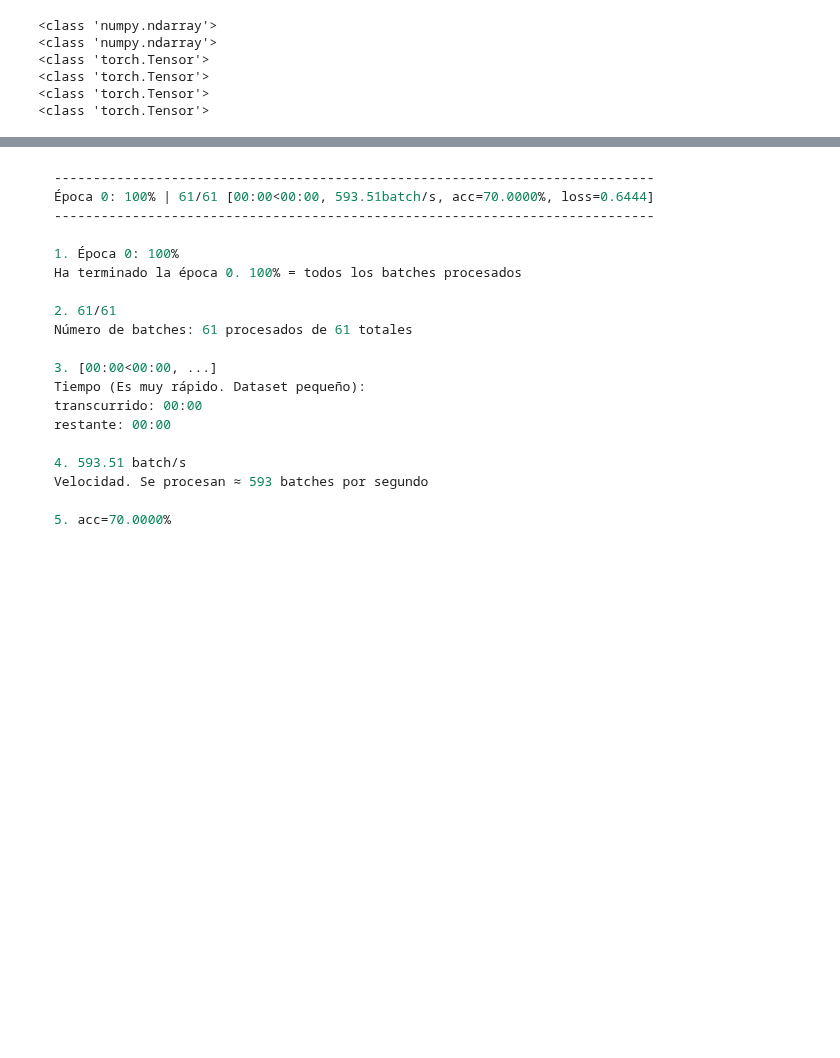
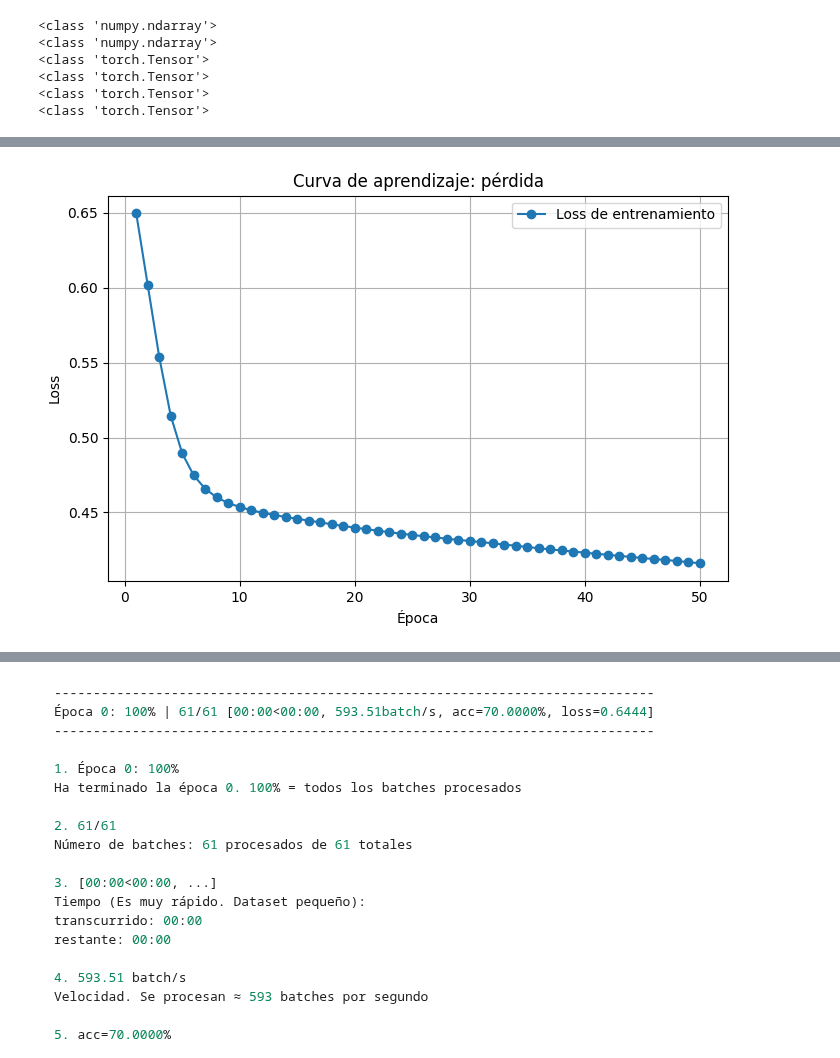
Before and after one commit to JavierPeraltaAzagra/Big-Data-e-IA, a Jupyter notebook: Sistemas de aprendizaje automático/RA5/pytorch/pytorch.ipynb, the cells around one changed output, grey strips where cells are left out. Saved outputs shown, nothing was run; the diff lists cells and outputs as text; code cells hidden in the pictures; blank space fills up the shorter version.

```diff
--- a/Sistemas de aprendizaje automático/RA5/pytorch/pytorch.ipynb
+++ b/Sistemas de aprendizaje automático/RA5/pytorch/pytorch.ipynb
@@ -980,0 +1103,19 @@ optimizador = optim.Adam(modelo.parameters(),
+# %%
+import matplotlib.pyplot as plt
+
+# Eje x: número de épocas
+epocas = range(1, n_epocas + 1)
+
+fig, ax = plt.subplots(figsize=(8, 5))
+
+ax.plot(epocas, lista_loss_train, marker='o', label='Loss de entrenamiento')
+
+ax.set_title('Curva de aprendizaje: pérdida')
+ax.set_xlabel('Época')
+ax.set_ylabel('Loss')
+ax.legend()
+ax.grid(True)
+
+plt.show()
+# %% [output]
+[figure, added]
```
Also changed, not shown: parts of 15 cells of this notebook, 3 other files.
